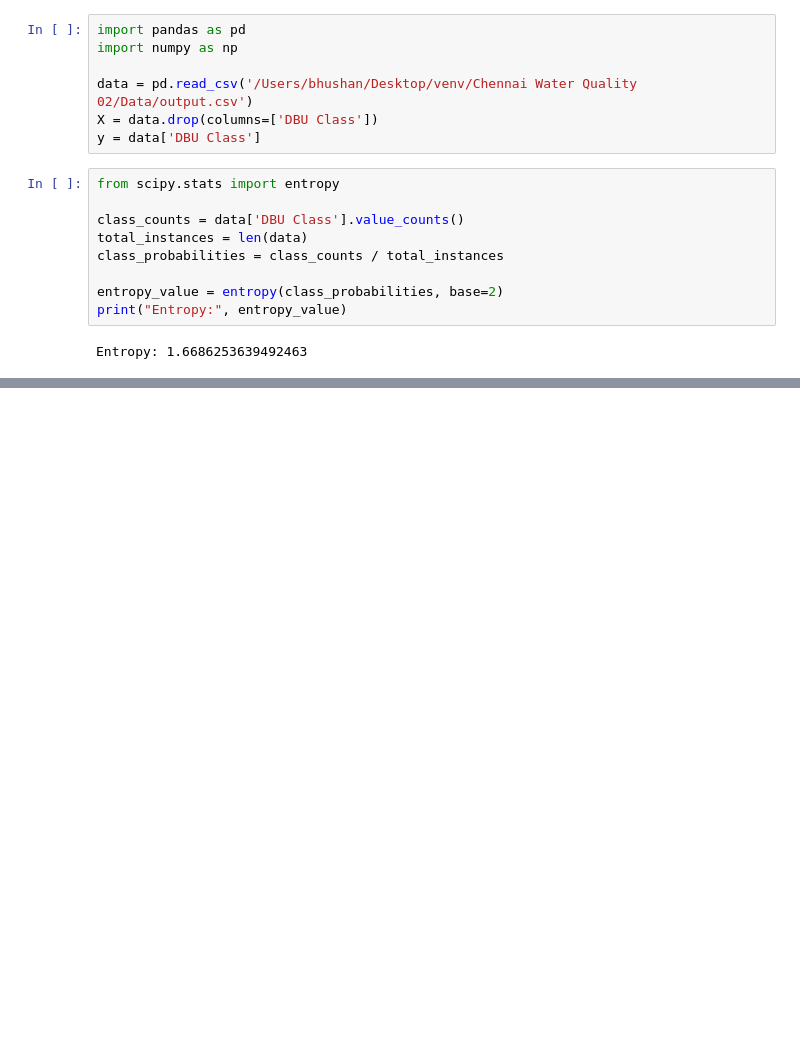
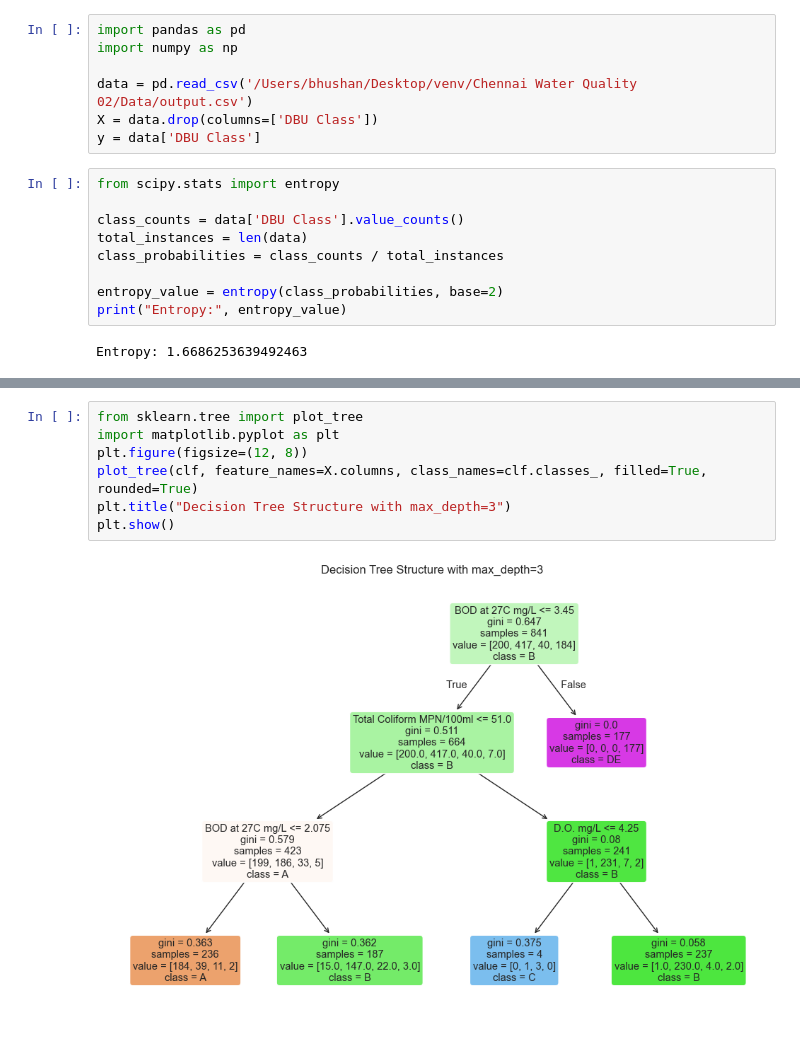
Before and after one commit to splitmoong/Chennai-Water-Quality, a Jupyter notebook: Model(s)/Decision Tree.ipynb, the cells around one changed output, grey strips where cells are left out. Saved outputs shown, nothing was run; the diff lists cells and outputs as text; blank space fills up the shorter version.

```diff
--- a/Model(s)/Decision Tree.ipynb
+++ b/Model(s)/Decision Tree.ipynb
@@ -57,0 +58,9 @@ plt.show()
+# %%
+from sklearn.tree import plot_tree
+import matplotlib.pyplot as plt
+plt.figure(figsize=(12, 8))
+plot_tree(clf, feature_names=X.columns, class_names=clf.classes_, filled=True, rounded=True)
+plt.title("Decision Tree Structure with max_depth=3")
+plt.show()
+# %% [output]
+[figure, added]
```
Also changed, not shown: parts of 2 cells of this notebook, 28 other files.
